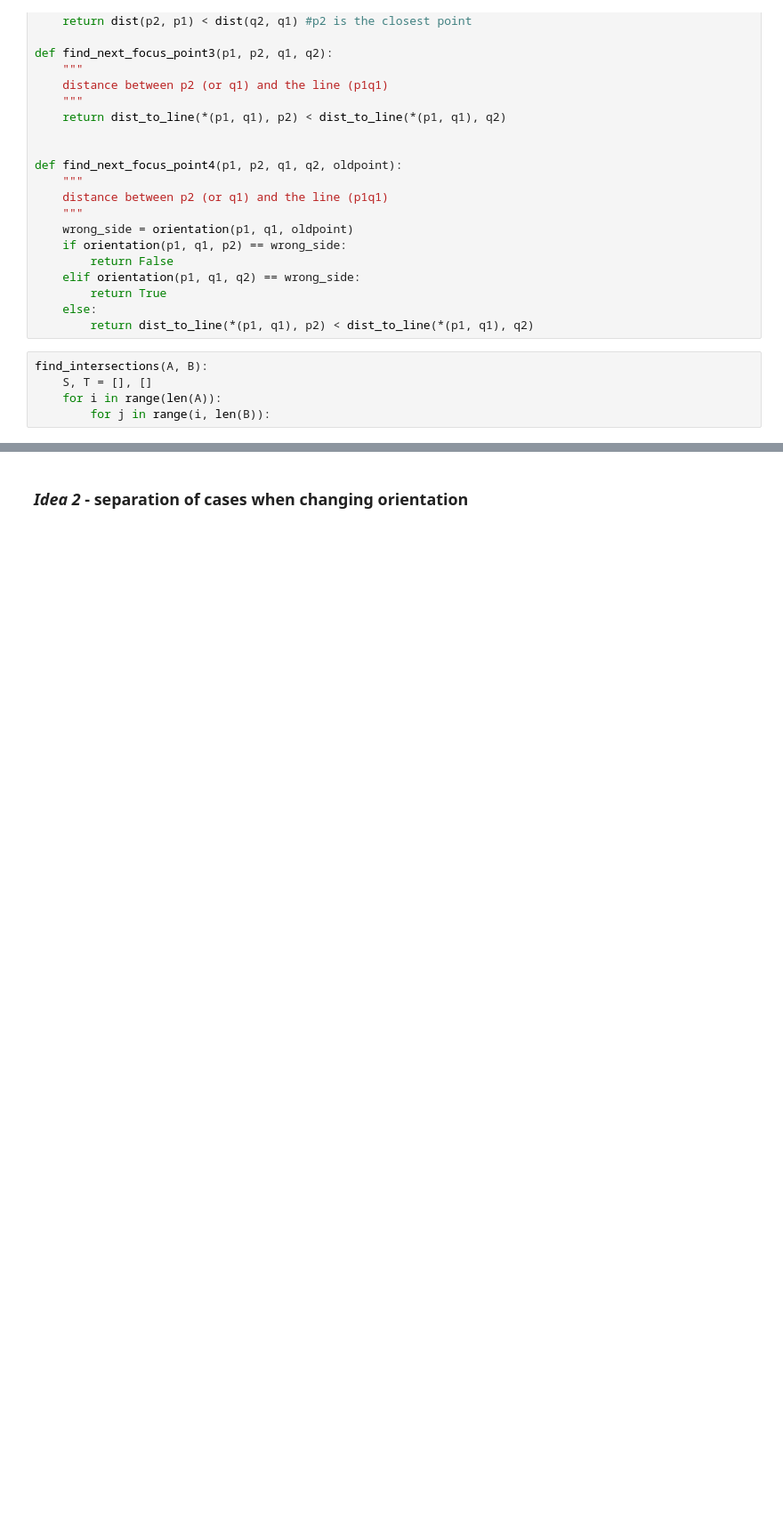
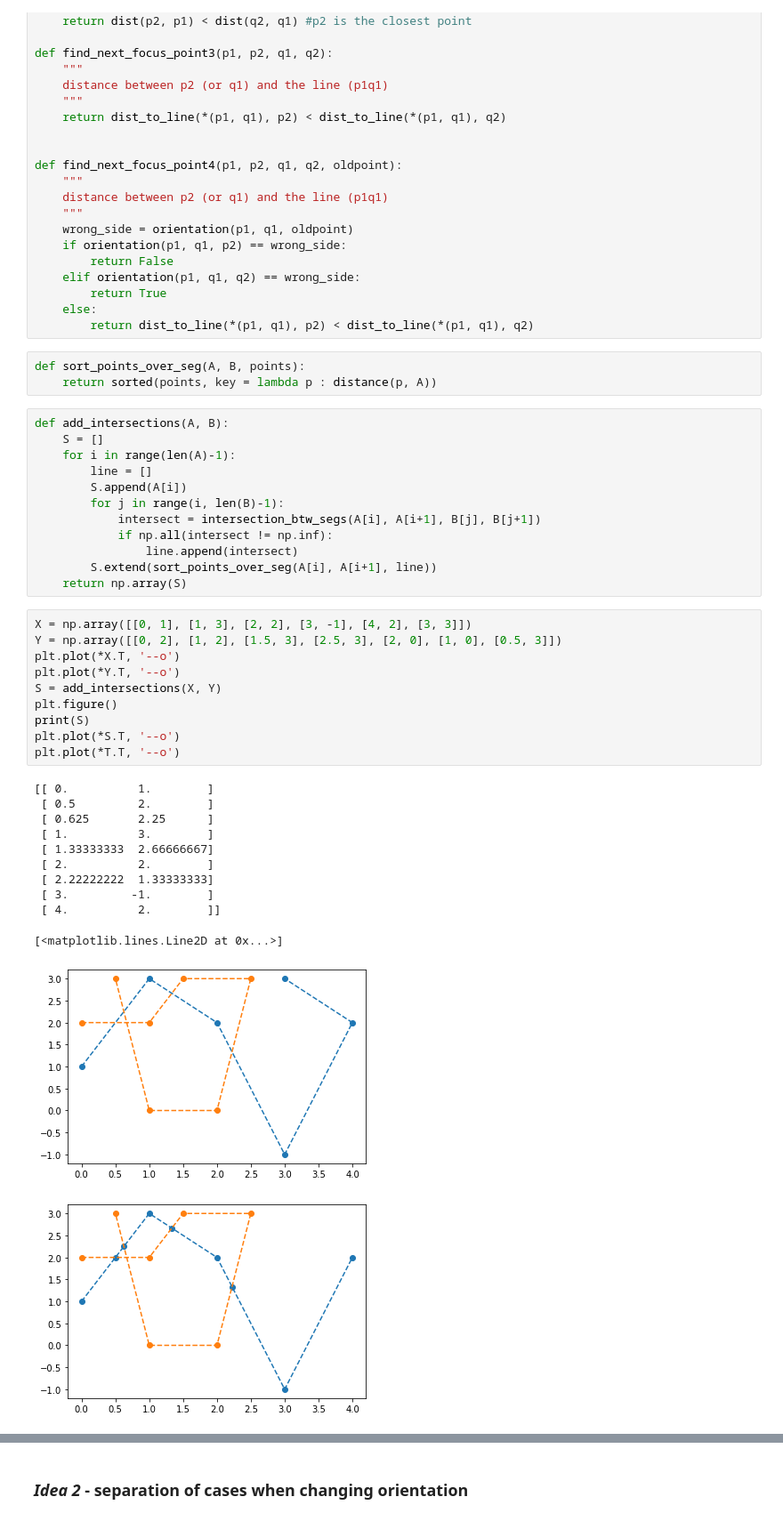
Before and after one commit to JulienNonin/error-btw-trajectories, a Jupyter notebook: Sol1b-Orientation-Copy1.ipynb, the cells around one changed output, grey strips where cells are left out. Shown at 89% size. Cells and saved outputs as stored; diff of their text form; blank space fills up the shorter version.

Commit message:
(Feat) Preprocess trajectories - find intersections

```diff
--- a/Sol1b-Orientation-Copy1.ipynb
+++ b/Sol1b-Orientation-Copy1.ipynb
@@ -40,8 +40,41 @@ def find_next_focus_point4(p1, p2, q1, q2, oldpoint):
         return True
     else:
         return dist_to_line(*(p1, q1), p2) < dist_to_line(*(p1, q1), q2)
-# %%
-find_intersections(A, B):
-    S, T = [], []
-    for i in range(len(A)):
-        for j in range(i, len(B)):
+# %%
+def sort_points_over_seg(A, B, points):
+    return sorted(points, key = lambda p : distance(p, A))
+# %%
+def add_intersections(A, B):
+    S = []
+    for i in range(len(A)-1):
+        line = []
+        S.append(A[i])
+        for j in range(i, len(B)-1):
+            intersect = intersection_btw_segs(A[i], A[i+1], B[j], B[j+1])
+            if np.all(intersect != np.inf):
+                line.append(intersect)
+        S.extend(sort_points_over_seg(A[i], A[i+1], line))
+    return np.array(S)
+# %%
+X = np.array([[0, 1], [1, 3], [2, 2], [3, -1], [4, 2], [3, 3]])
+Y = np.array([[0, 2], [1, 2], [1.5, 3], [2.5, 3], [2, 0], [1, 0], [0.5, 3]])
+plt.plot(*X.T, '--o')
+plt.plot(*Y.T, '--o')
+S = add_intersections(X, Y)
+plt.figure()
+print(S)
+plt.plot(*S.T, '--o')
+plt.plot(*T.T, '--o')
+# %% [output]
+[[ 0.          1.        ]
+ [ 0.5         2.        ]
+ [ 0.625       2.25      ]
+ [ 1.          3.        ]
+ [ 1.33333333  2.66666667]
+ [ 2.          2.        ]
+ [ 2.22222222  1.33333333]
+ [ 3.         -1.        ]
+ [ 4.          2.        ]]
+[<matplotlib.lines.Line2D at 0x...>]
+[figure, added]
+[figure, added]
```
Also changed, not shown: parts of 1 cell of this notebook.
